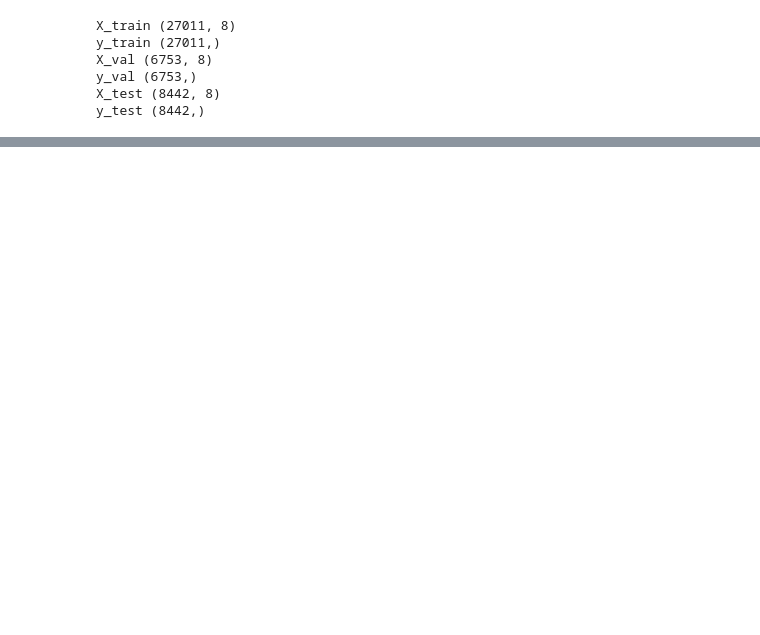
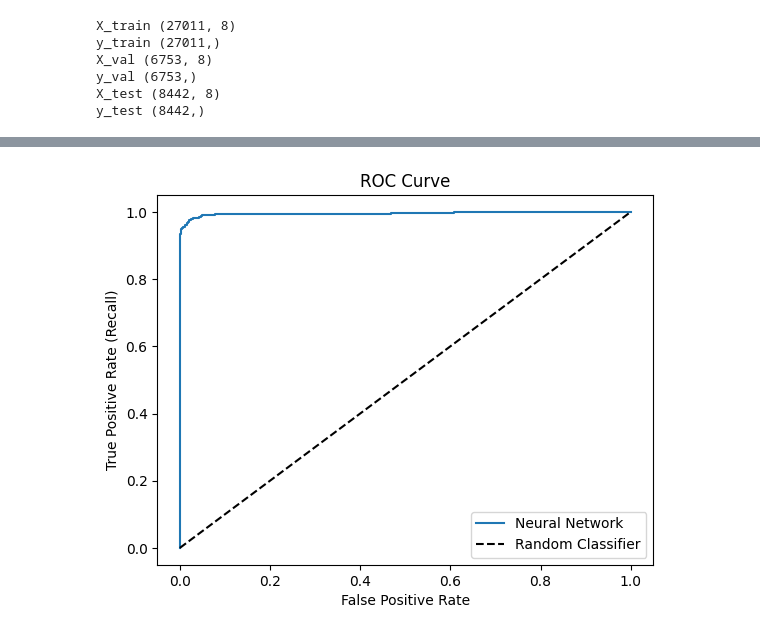
Before and after one commit to rafaelsqueiroz/big_data_analytics_extension_course, a Jupyter notebook: reboiler_binary_classifier.ipynb, the cells around one changed output, grey strips where cells are left out. Cells and saved outputs as stored; diff of their text form; code cells hidden in the pictures; blank space fills up the shorter version.

```diff
--- a/reboiler_binary_classifier.ipynb
+++ b/reboiler_binary_classifier.ipynb
@@ -209,0 +301,3 @@ Accuracy on test set: 0.9941956882255389
+# %%
+r.plot_roc_curve(loaded_model, X_test, y_test)
+# %% [output]
@@ -209,0 +306 @@ Accuracy on test set: 0.9941956882255389
+[figure, added]
```
Also changed, not shown: parts of 15 cells of this notebook, 5 other files.
